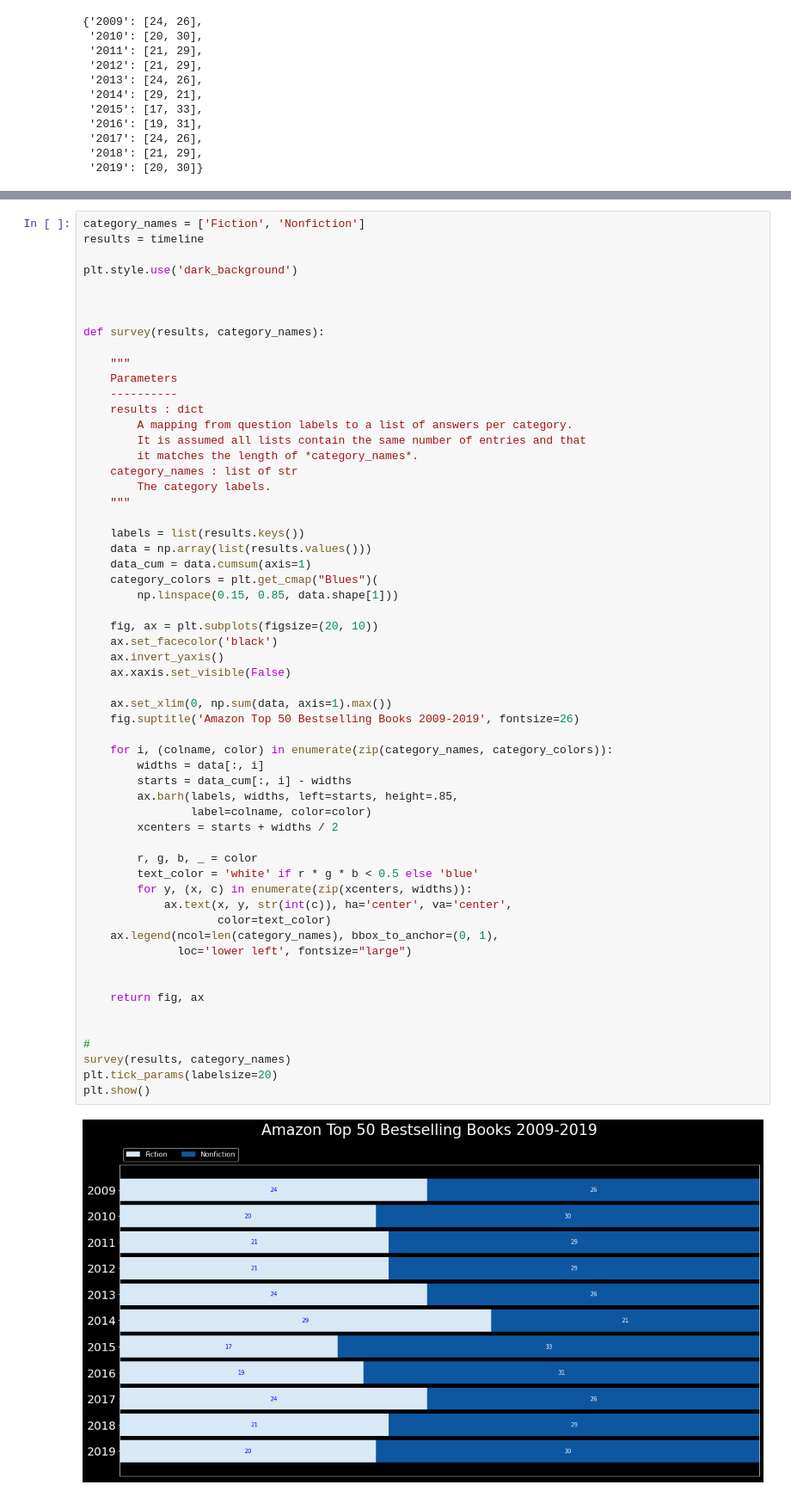
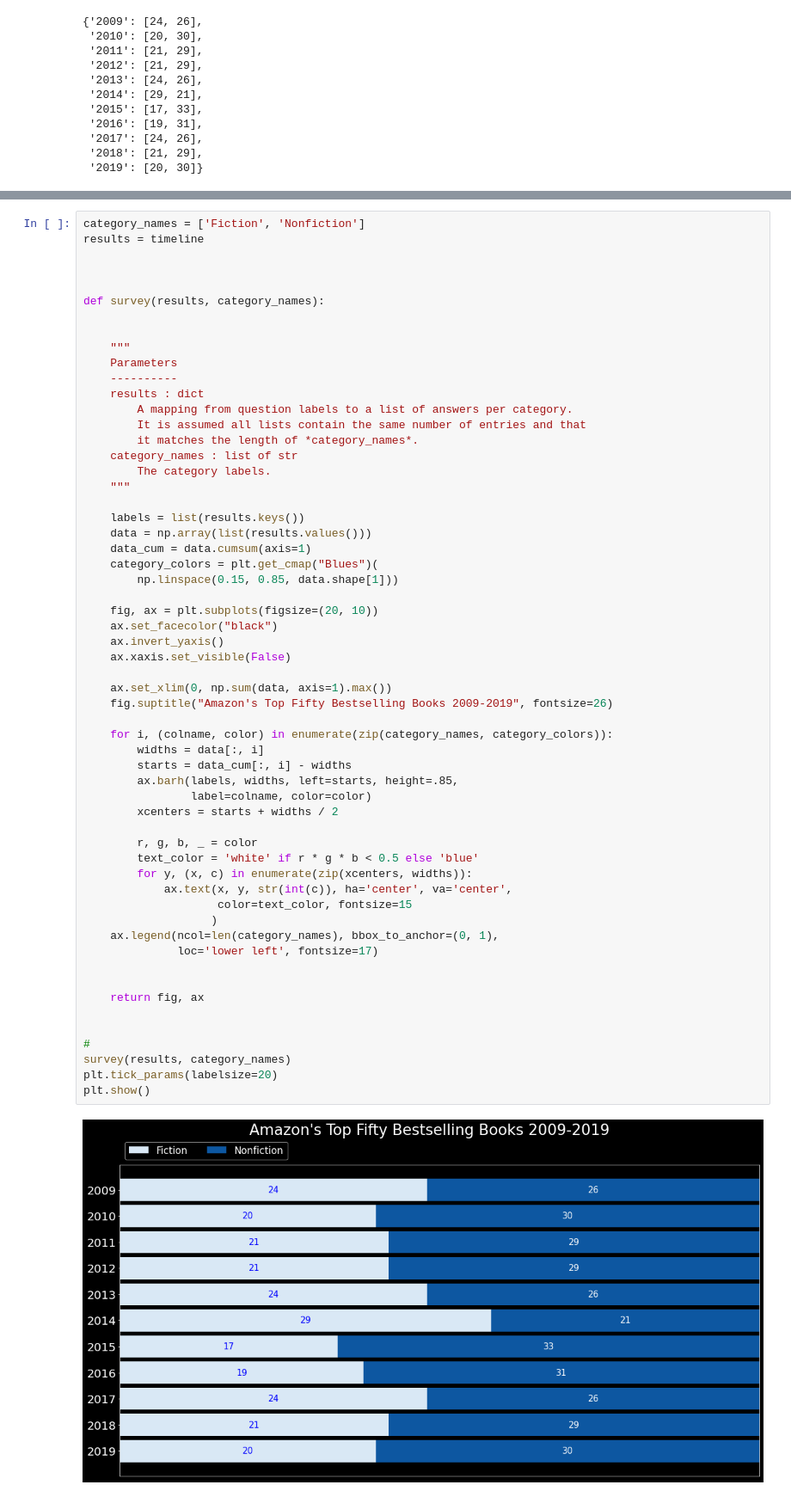
Before and after one commit to AudreyRae2K/data_vis_intro, a Jupyter notebook: data_vis.ipynb, the cells around one changed output, grey strips where cells are left out. Shown at 86% size. Drawn from its saved outputs; the diff is of its cells as text.

```diff
--- a/data_vis.ipynb
+++ b/data_vis.ipynb
@@ -127,11 +135,10 @@ Now that the data is parsed, I will matplotlib to create a 100% horizontal bar g
 category_names = ['Fiction', 'Nonfiction']
 results = timeline
 
-plt.style.use('dark_background')
-
 
 
 def survey(results, category_names):
+
 
     """
     Parameters
@@ -151,35 +158,36 @@ def survey(results, category_names):
         np.linspace(0.15, 0.85, data.shape[1]))
 
     fig, ax = plt.subplots(figsize=(20, 10))
-    ax.set_facecolor('black')
+    ax.set_facecolor("black")
     ax.invert_yaxis()
     ax.xaxis.set_visible(False)
 
     ax.set_xlim(0, np.sum(data, axis=1).max())
-    fig.suptitle('Amazon Top 50 Bestselling Books 2009-2019', fontsize=26)
+    fig.suptitle("Amazon's Top Fifty Bestselling Books 2009-2019", fontsize=26)
 
     for i, (colname, color) in enumerate(zip(category_names, category_colors)):
         widths = data[:, i]
         starts = data_cum[:, i] - widths
         ax.barh(labels, widths, left=starts, height=.85,
                 label=colname, color=color)
         xcenters = starts + widths / 2
 
         r, g, b, _ = color
         text_color = 'white' if r * g * b < 0.5 else 'blue'
         for y, (x, c) in enumerate(zip(xcenters, widths)):
             ax.text(x, y, str(int(c)), ha='center', va='center',
-                    color=text_color)
+                    color=text_color, fontsize=15
+                   )
     ax.legend(ncol=len(category_names), bbox_to_anchor=(0, 1),
-              loc='lower left', fontsize="large")
+              loc='lower left', fontsize=17)
 
 
     return fig, ax
 
 
 #
 survey(results, category_names)
 plt.tick_params(labelsize=20)
 plt.show()
 # %% [output]
-[figure, old version]
+[figure, new version]
```
Also changed, not shown: parts of 12 cells of this notebook, 1 other file.
